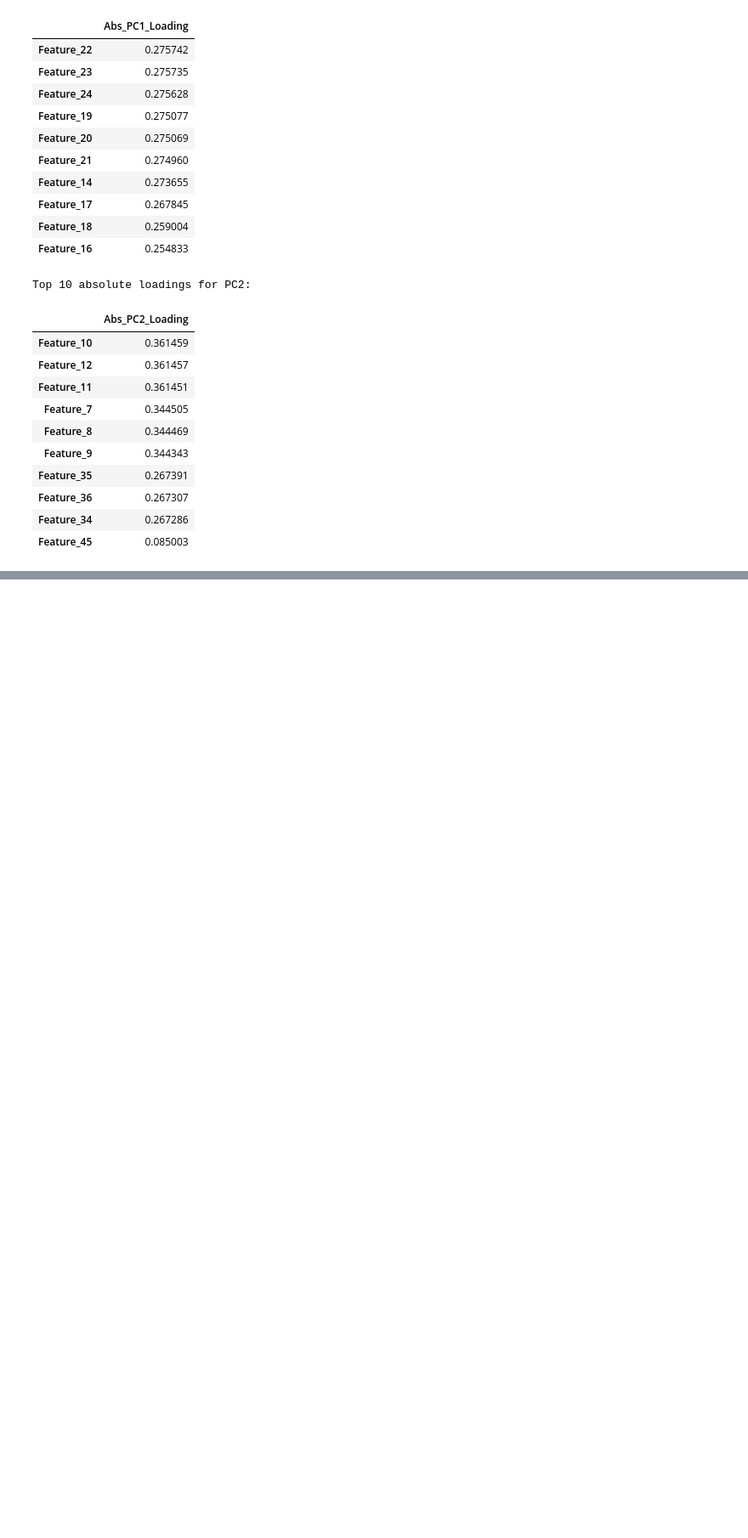
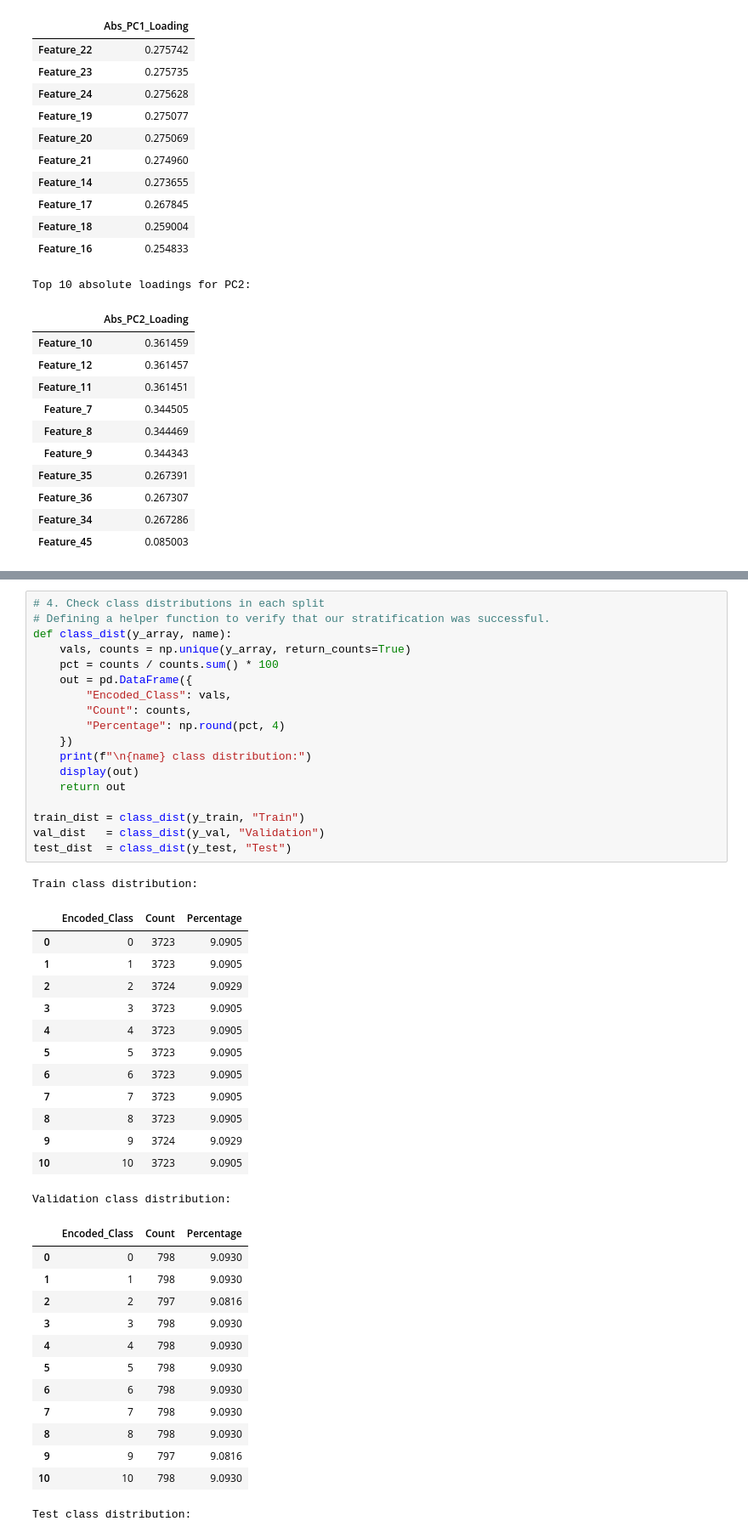
Before and after one commit to harshpre5/Artificial_Neural_Networks_14444188_HS_6009CMD, a Jupyter notebook: 14444188_ANN_PART_A.ipynb, the cells around one changed output, grey strips where cells are left out. Shown at 85% size. Cells and saved outputs as stored; diff of their text form; blank space fills up the shorter version.

```diff
--- a/14444188_ANN_PART_A.ipynb
+++ b/14444188_ANN_PART_A.ipynb
@@ -585,0 +652,46 @@ Top 10 absolute loadings for PC2:
+# %%
+# 4. Check class distributions in each split
+# Defining a helper function to verify that our stratification was successful.
+def class_dist(y_array, name):
+    vals, counts = np.unique(y_array, return_counts=True)
+    pct = counts / counts.sum() * 100
+    out = pd.DataFrame({
+        "Encoded_Class": vals,
+        "Count": counts,
+        "Percentage": np.round(pct, 4)
+    })
+    print(f"\n{name} class distribution:")
+    display(out)
+    return out
+
+train_dist = class_dist(y_train, "Train")
+val_dist   = class_dist(y_val, "Validation")
+test_dist  = class_dist(y_test, "Test")
+# %% [output]
+Train class distribution:
+|  | Encoded_Class | Count | Percentage |
+| 0 | 0 | 3723 | 9.0905 |
+| 1 | 1 | 3723 | 9.0905 |
+| 2 | 2 | 3724 | 9.0929 |
+| 3 | 3 | 3723 | 9.0905 |
+| 4 | 4 | 3723 | 9.0905 |
+| 5 | 5 | 3723 | 9.0905 |
+| 6 | 6 | 3723 | 9.0905 |
+| 7 | 7 | 3723 | 9.0905 |
+| 8 | 8 | 3723 | 9.0905 |
+| 9 | 9 | 3724 | 9.0929 |
+| 10 | 10 | 3723 | 9.0905 |
+Validation class distribution:
+|  | Encoded_Class | Count | Percentage |
+| 0 | 0 | 798 | 9.0930 |
+| 1 | 1 | 798 | 9.0930 |
+| 2 | 2 | 797 | 9.0816 |
+| 3 | 3 | 798 | 9.0930 |
+| 4 | 4 | 798 | 9.0930 |
+| 5 | 5 | 798 | 9.0930 |
+| 6 | 6 | 798 | 9.0930 |
+| 7 | 7 | 798 | 9.0930 |
+| 8 | 8 | 798 | 9.0930 |
+| 9 | 9 | 797 | 9.0816 |
+| 10 | 10 | 798 | 9.0930 |
+Test class distribution:
```
Also changed, not shown: parts of 5 cells of this notebook.
